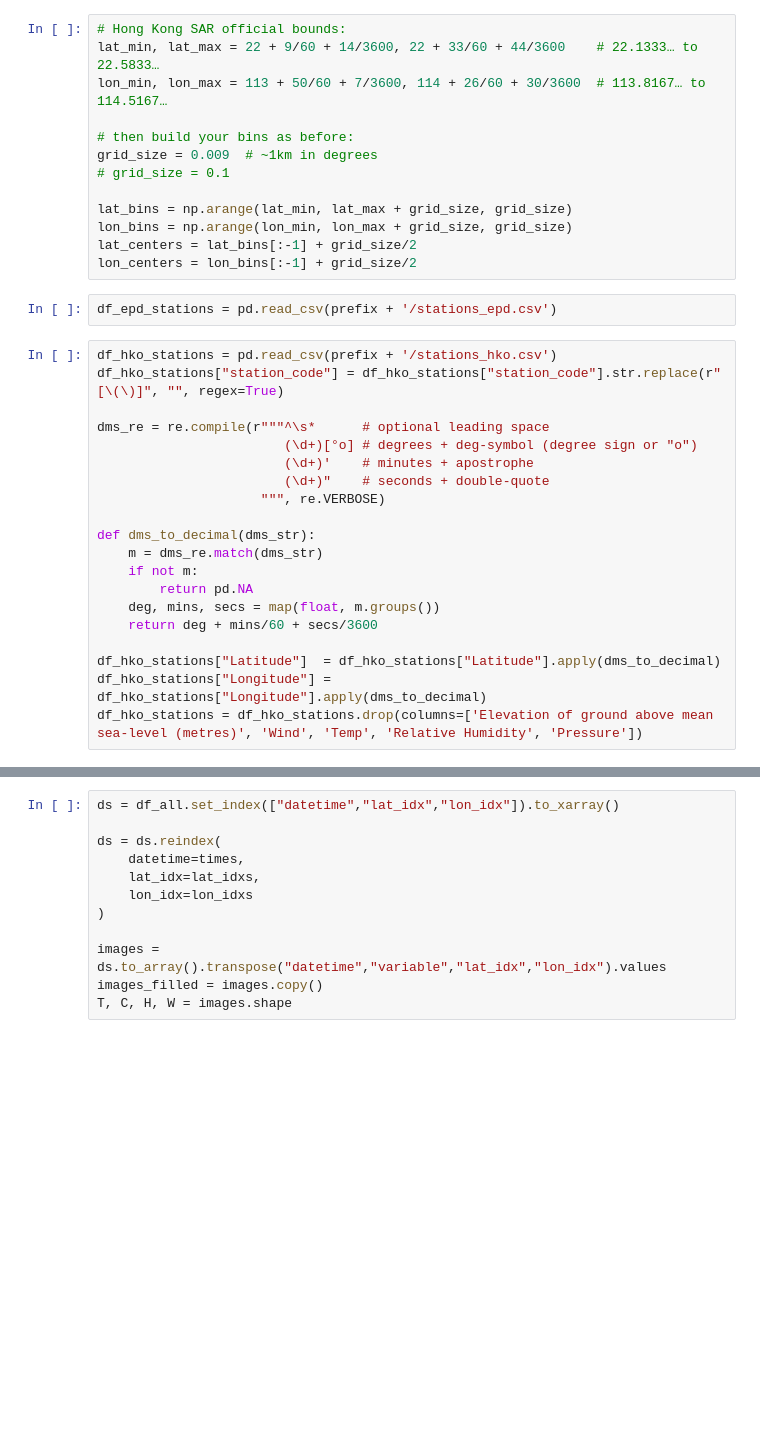
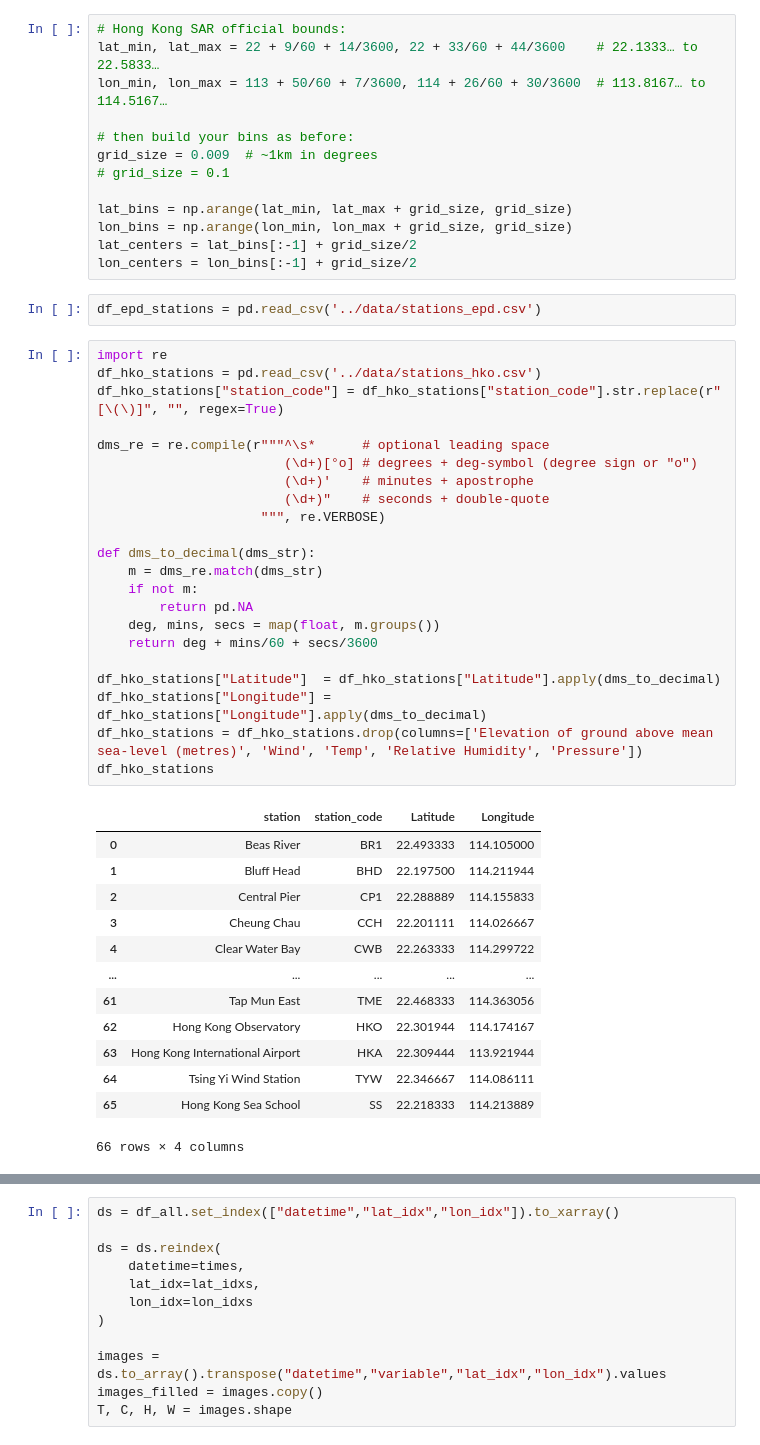
Before and after one commit to jayjirakrit/hku-air-quality-forecasting-data, a Jupyter notebook: script/grid_intepolation.ipynb, the cells around one changed output, grey strips where cells are left out. Drawn from its saved outputs; the diff is of its cells as text; blank space fills up the shorter version.

```diff
--- a/script/grid_intepolation.ipynb
+++ b/script/grid_intepolation.ipynb
@@ -74,27 +74,43 @@ lon_bins = np.arange(lon_min, lon_max + grid_size, grid_size)
 lat_centers = lat_bins[:-1] + grid_size/2
 lon_centers = lon_bins[:-1] + grid_size/2
 # %%
-df_epd_stations = pd.read_csv(prefix + '/stations_epd.csv')
+df_epd_stations = pd.read_csv('../data/stations_epd.csv')
 # %%
-df_hko_stations = pd.read_csv(prefix + '/stations_hko.csv')
+import re
+df_hko_stations = pd.read_csv('../data/stations_hko.csv')
 df_hko_stations["station_code"] = df_hko_stations["station_code"].str.replace(r"[\(\)]", "", regex=True)
 
 dms_re = re.compile(r"""^\s*      # optional leading space
                         (\d+)[°o] # degrees + deg‐symbol (degree sign or "o")
                         (\d+)'    # minutes + apostrophe
                         (\d+)"    # seconds + double‐quote
                      """, re.VERBOSE)
 
 def dms_to_decimal(dms_str):
     m = dms_re.match(dms_str)
     if not m:
         return pd.NA
     deg, mins, secs = map(float, m.groups())
     return deg + mins/60 + secs/3600
 
 df_hko_stations["Latitude"]  = df_hko_stations["Latitude"].apply(dms_to_decimal)
 df_hko_stations["Longitude"] = df_hko_stations["Longitude"].apply(dms_to_decimal)
 df_hko_stations = df_hko_stations.drop(columns=['Elevation of ground above mean sea-level (metres)', 'Wind', 'Temp', 'Relative Humidity', 'Pressure'])
+df_hko_stations
+# %% [output]
+|  | station | station_code | Latitude | Longitude |
+| 0 | Beas River | BR1 | 22.493333 | 114.105000 |
+| 1 | Bluff Head | BHD | 22.197500 | 114.211944 |
+| 2 | Central Pier | CP1 | 22.288889 | 114.155833 |
+| 3 | Cheung Chau | CCH | 22.201111 | 114.026667 |
+| 4 | Clear Water Bay | CWB | 22.263333 | 114.299722 |
+| ... | ... | ... | ... | ... |
+| 61 | Tap Mun East | TME | 22.468333 | 114.363056 |
+| 62 | Hong Kong Observatory | HKO | 22.301944 | 114.174167 |
+| 63 | Hong Kong International Airport | HKA | 22.309444 | 113.921944 |
+| 64 | Tsing Yi Wind Station | TYW | 22.346667 | 114.086111 |
+| 65 | Hong Kong Sea School | SS | 22.218333 | 114.213889 |
+66 rows × 4 columns
 # %%
 def find_cell(lat, lon, lat_bins, lon_bins):
     i = np.digitize(lat,  lat_bins) - 1
```
Also changed, not shown: parts of 12 cells of this notebook, 8 other files.
